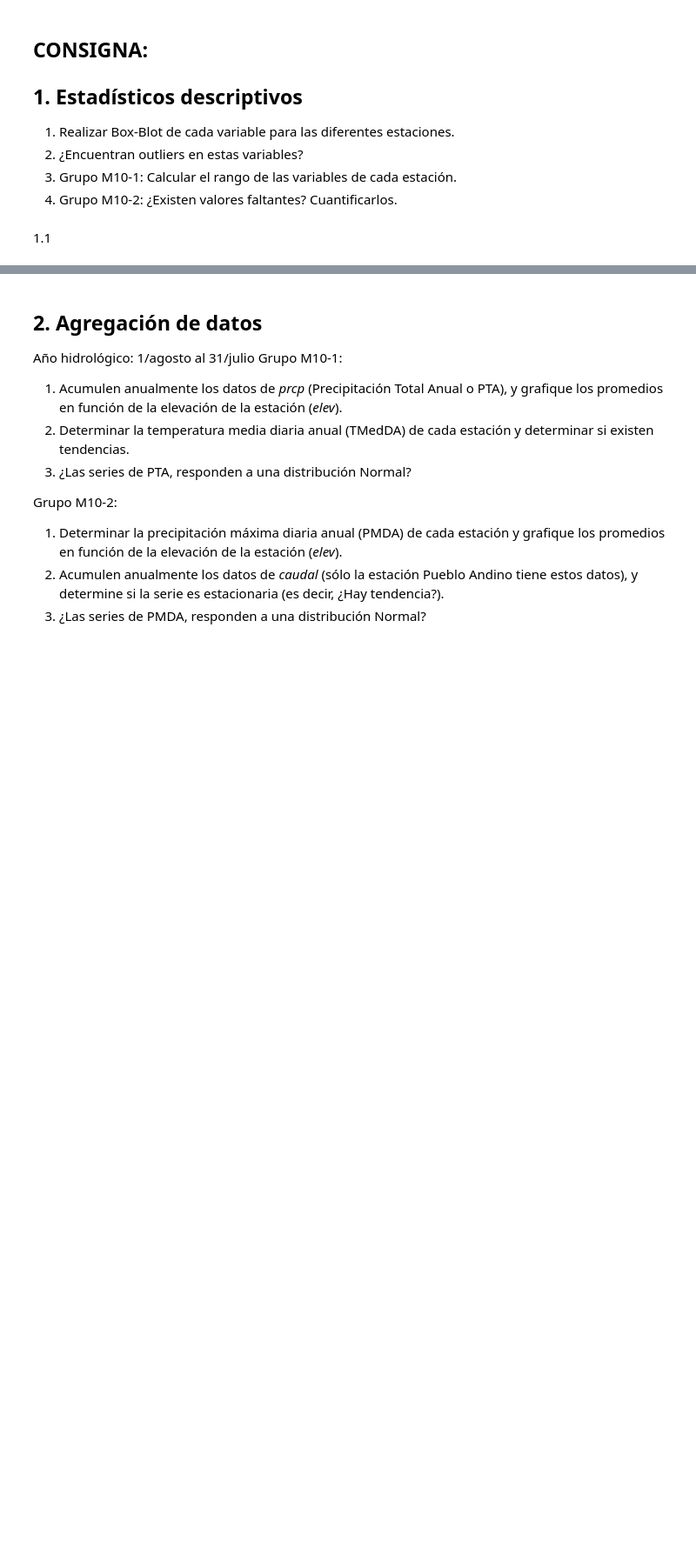
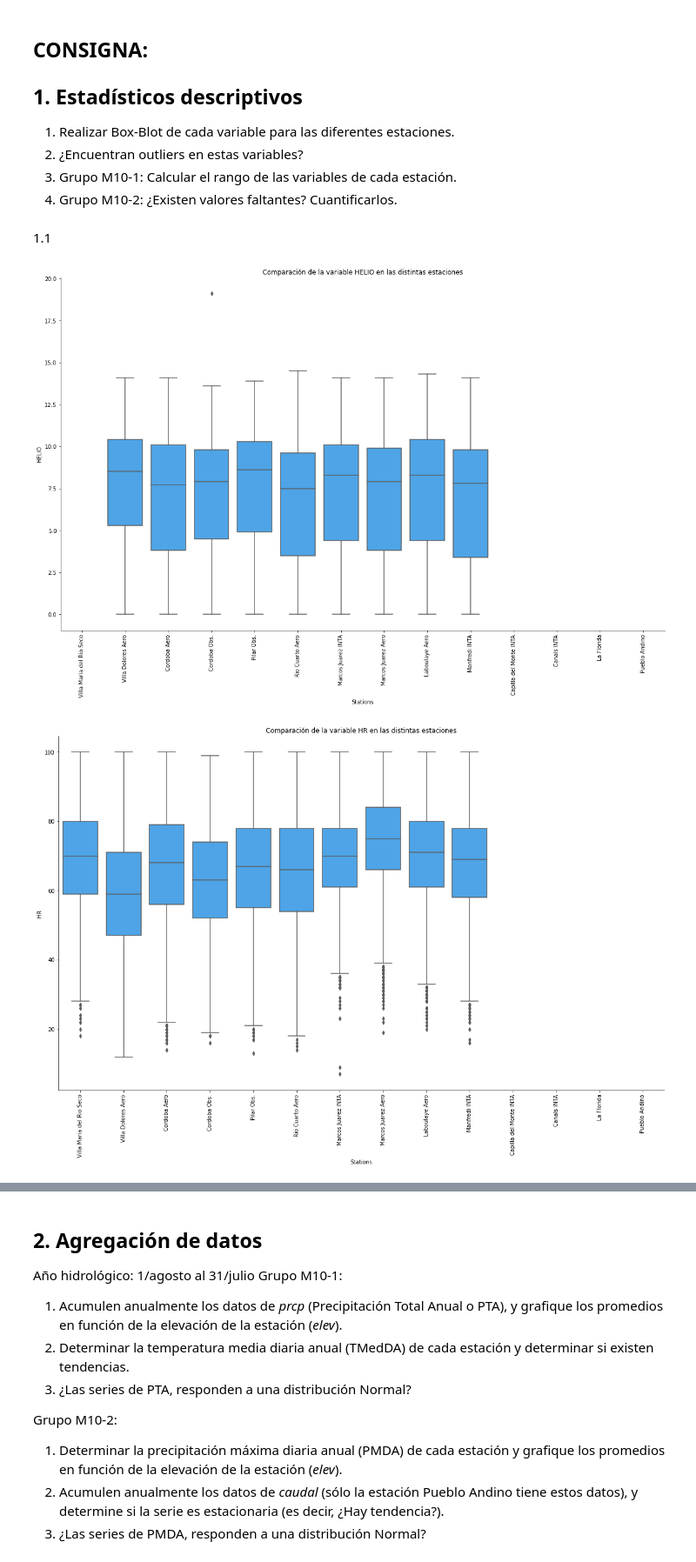
Before and after one commit to serantux/M_Predi_Lluvias_Extremas_10, a Jupyter notebook: TP1/TP1.ipynb, the cells around one changed output, grey strips where cells are left out. Shown at 87% size. Cells and saved outputs as stored; diff of their text form; code cells hidden in the pictures; blank space fills up the shorter version.

```diff
--- a/TP1/TP1.ipynb
+++ b/TP1/TP1.ipynb
@@ -28,4 +30,6 @@ https://towardsdatascience.com/playing-with-time-series-data-in-python-959e2485b
 # %%
-Datos = pd.read_csv("https://raw.githubusercontent.com/Rondamon/2022_Mentoria_LluviasExtremas/master/dataset/datos_diarios_cordoba.csv", parse_dates = True, index_col="fecha")
-id_Datos = pd.read_csv("https://raw.githubusercontent.com/Rondamon/2022_Mentoria_LluviasExtremas/master/dataset/metadatos_estaciones.csv")
+Datos = pd.read_csv("https://raw.githubusercontent.com/Rondamon/2022_Mentoria_LluviasExtremas/\
+master/dataset/datos_diarios_cordoba.csv", parse_dates = True, index_col="fecha")
+id_Datos = pd.read_csv("https://raw.githubusercontent.com/Rondamon/\
+2022_Mentoria_LluviasExtremas/master/dataset/metadatos_estaciones.csv")
 # %% [markdown]
@@ -151,21 +141,24 @@ elevs = stations_dataset.set_index('omm_id')['elev'].to_dict()
 # %%
 BLUE = '#35A7FF'
 RED = '#FF5964'
 GREEN = '#6BF178'
 YELLOW = '#FFE74C'
 
 dataset_with_stations = dataset.copy()
 dataset_with_stations['station'] = dataset_with_stations['omm_id'].replace(stations)
 dataset_with_stations.reset_index(inplace=True)
 not_numeric_cols = ['fecha', 'id', 'omm_id', 'station']
 numeric_cols = [c for c in dataset_with_stations.columns if c not in not_numeric_cols]
 for numeric_col in numeric_cols:
-    plt.figure(figsize=(20,12))
-    sns.boxplot(data=dataset_with_stations,
-                    x='station', y=numeric_col,
+  plt.figure(figsize=(20,12))
+  sns.boxplot(data=dataset_with_stations,\
+                    x='station', y=numeric_col,\
                     color=BLUE)
-    plt.ylabel(numeric_col.upper())
-    plt.xlabel('Stations')
-    plt.title(f'Comparación de la variable {numeric_col.upper()} en las distintas estaciones')
-    plt.xticks(rotation=90)
-    sns.despine()
+  plt.ylabel(numeric_col.upper())
+  plt.xlabel('Stations')
+  plt.title(f'Comparación de la variable {numeric_col.upper()} en las distintas estaciones')
+  plt.xticks(rotation=90)
+  sns.despine()
+# %% [output]
+[figure, added]
+[figure, added]
```
Also changed, not shown: parts of 11 cells of this notebook.
